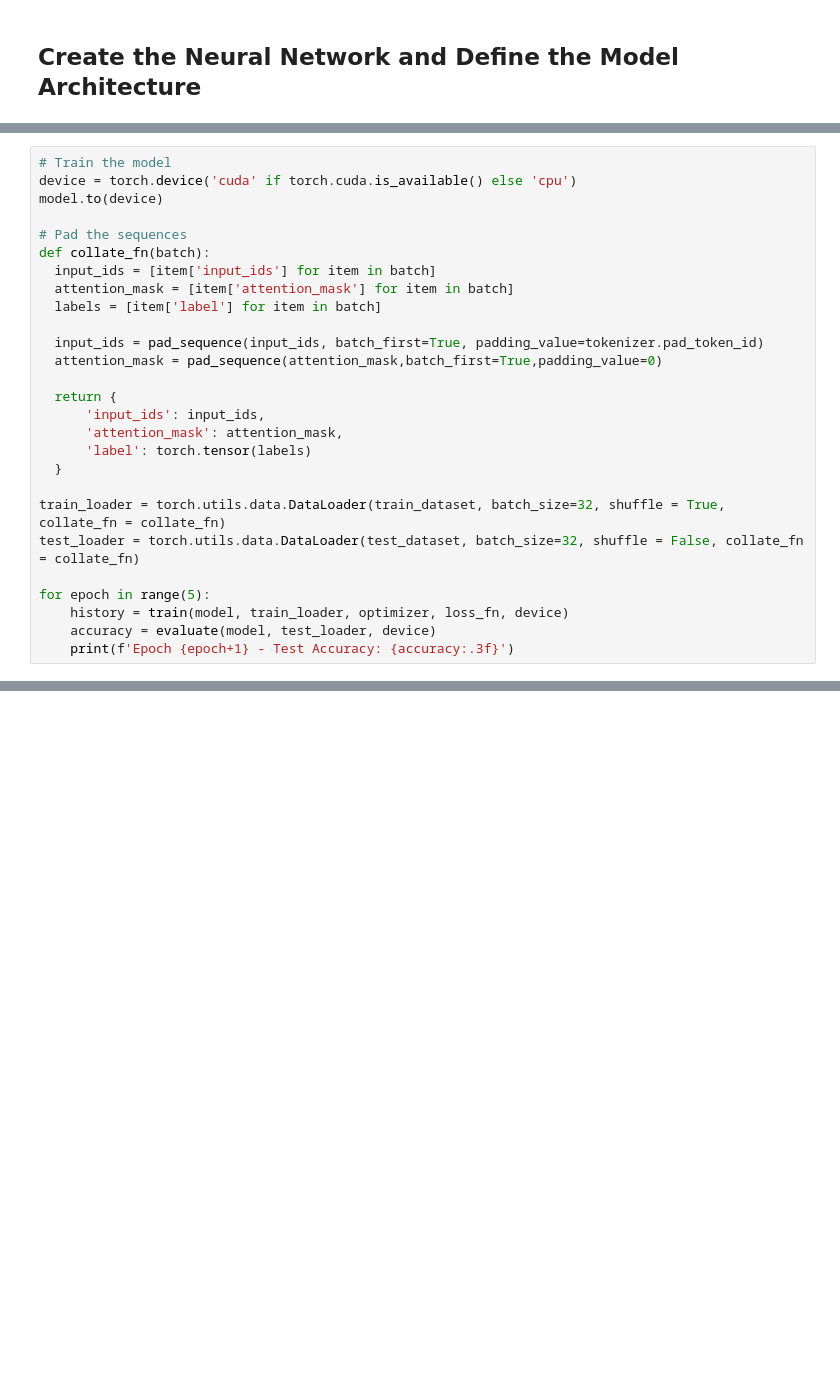
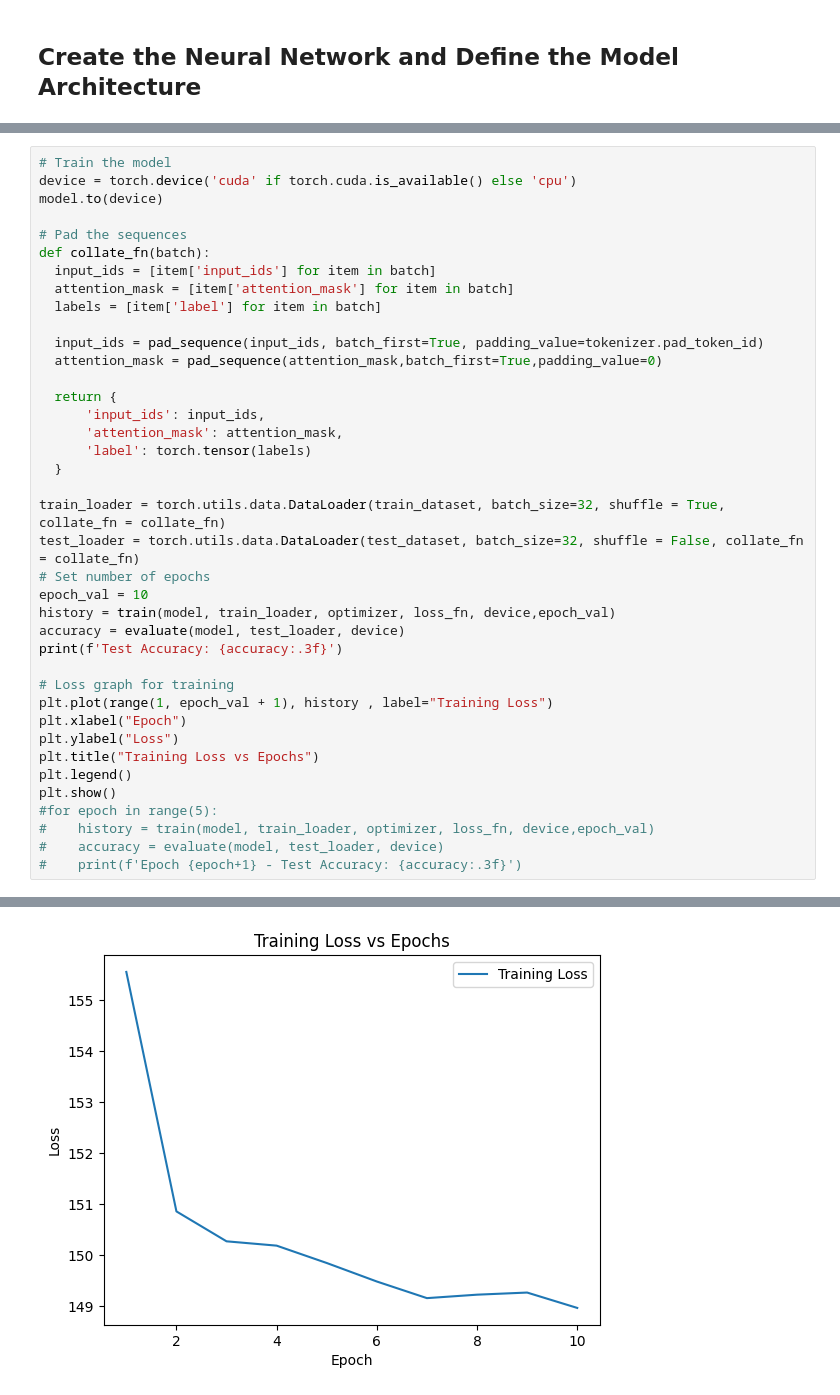
Before and after one commit to EthanBrewerCity/NLP_CW_210008199, a Jupyter notebook: NLP_CW_210008199.ipynb, the cells around one changed output, grey strips where cells are left out. Saved outputs shown, nothing was run; the diff lists cells and outputs as text; blank space fills up the shorter version.

Commit message:
Updated BERT model to add Loss graph and more hyperparameters to increase accuracy

```diff
--- a/NLP_CW_210008199.ipynb
+++ b/NLP_CW_210008199.ipynb
@@ -160,9 +170,21 @@ def collate_fn(batch):
 
 train_loader = torch.utils.data.DataLoader(train_dataset, batch_size=32, shuffle = True, collate_fn = collate_fn)
 test_loader = torch.utils.data.DataLoader(test_dataset, batch_size=32, shuffle = False, collate_fn = collate_fn)
+# Set number of epochs
+epoch_val = 10
+history = train(model, train_loader, optimizer, loss_fn, device,epoch_val)
+accuracy = evaluate(model, test_loader, device)
+print(f'Test Accuracy: {accuracy:.3f}')
 
-for epoch in range(5):
-    history = train(model, train_loader, optimizer, loss_fn, device)
-    accuracy = evaluate(model, test_loader, device)
-    print(f'Epoch {epoch+1} - Test Accuracy: {accuracy:.3f}')
+# Loss graph for training
+plt.plot(range(1, epoch_val + 1), history , label="Training Loss")
+plt.xlabel("Epoch")
+plt.ylabel("Loss")
+plt.title("Training Loss vs Epochs")
+plt.legend()
+plt.show()
+#for epoch in range(5):
+#    history = train(model, train_loader, optimizer, loss_fn, device,epoch_val)
+#    accuracy = evaluate(model, test_loader, device)
+#    print(f'Epoch {epoch+1} - Test Accuracy: {accuracy:.3f}')
 # %% [output]
@@ -205,0 +208 @@ TypeError: object of type 'NoneType' has no len()
+[figure, added]
```
Also changed, not shown: parts of 7 cells of this notebook.
